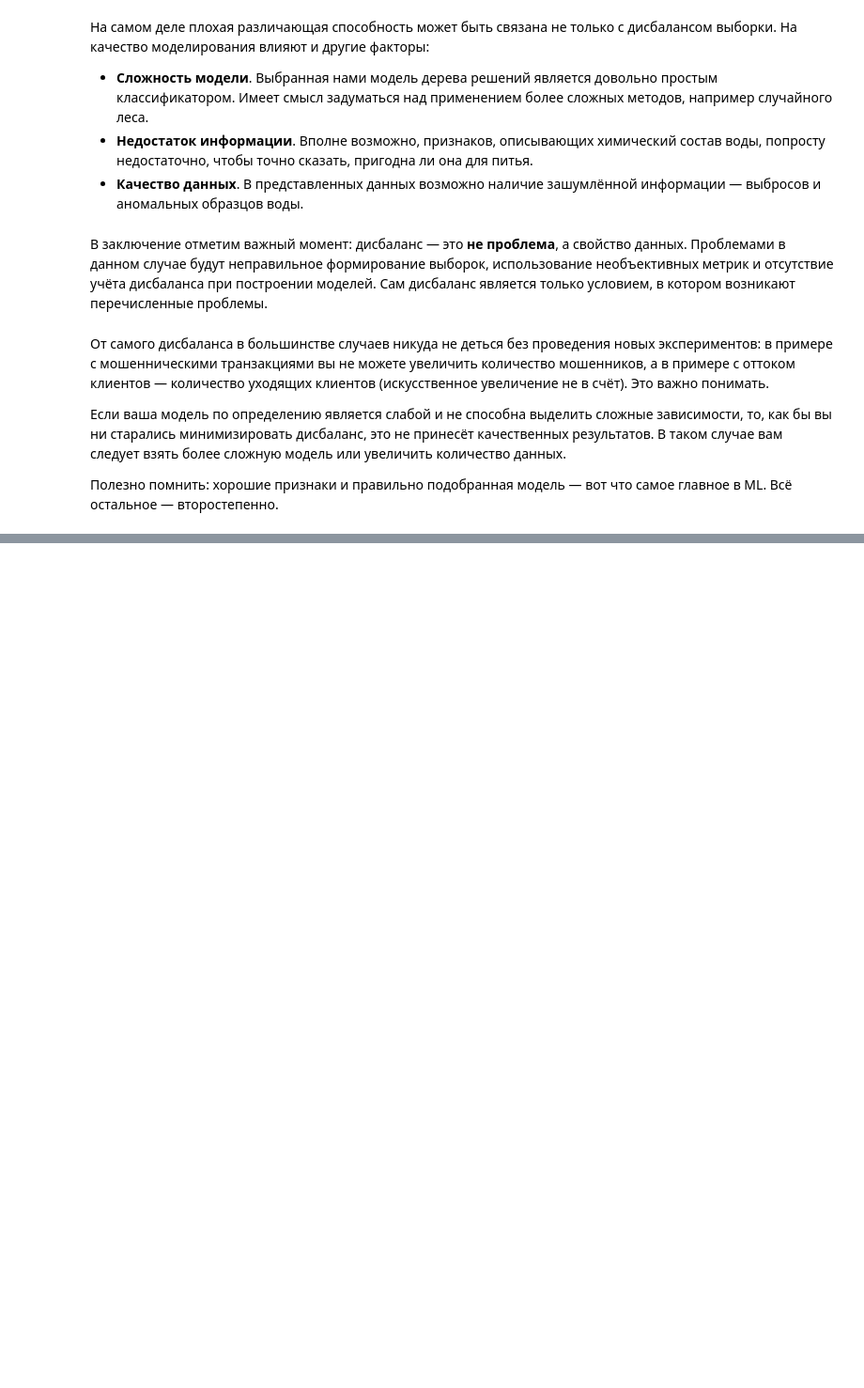
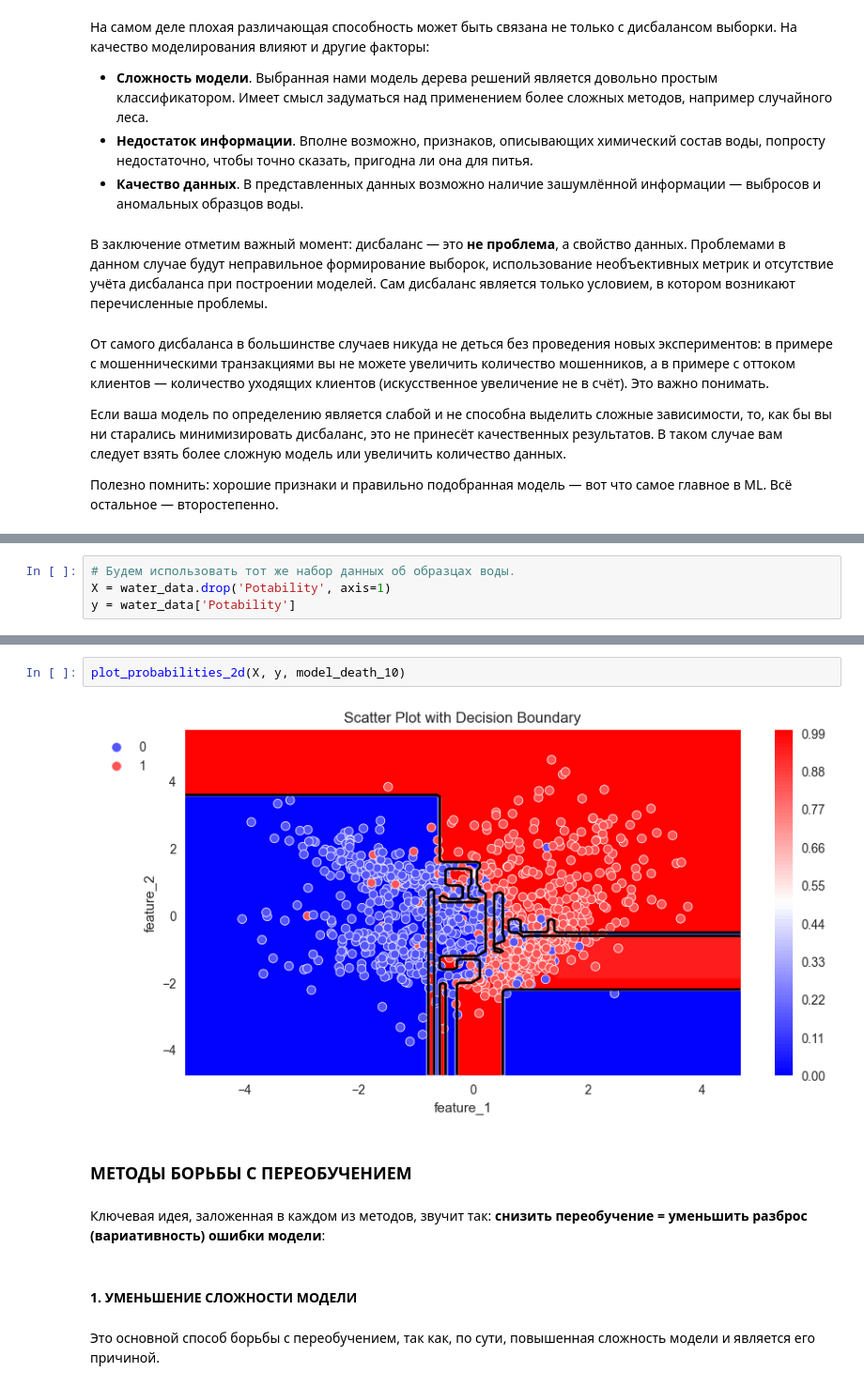
Before and after one commit to Lidiya-cutie/ML-model, a Jupyter notebook: Testing_for_water.ipynb, the cells around one changed output, grey strips where cells are left out. Shown at 94% size. Cells and saved outputs as stored; diff of their text form; blank space fills up the shorter version.

```diff
--- a/Testing_for_water.ipynb
+++ b/Testing_for_water.ipynb
@@ -1331,0 +1397,4 @@ plot_probabilities_2d(X, y, log_reg_smote)
+# %%
+# Будем использовать тот же набор данных об образцах воды.
+X = water_data.drop('Potability', axis=1)
+y = water_data['Potability']
@@ -1331,0 +1496,12 @@ plot_probabilities_2d(X, y, log_reg_smote)
+# %%
+plot_probabilities_2d(X, y, model_death_10)
+# %% [output]
+[figure, added]
+# %% [markdown]
+### МЕТОДЫ БОРЬБЫ С ПЕРЕОБУЧЕНИЕМ
+# %% [markdown]
+Ключевая идея, заложенная в каждом из методов, звучит так: **снизить переобучение = уменьшить разброс (вариативность) ошибки модели**:
+# %% [markdown]
+#### 1. УМЕНЬШЕНИЕ СЛОЖНОСТИ МОДЕЛИ
+# %% [markdown]
+Это основной способ борьбы с переобучением, так как, по сути, повышенная сложность модели и является его причиной.
```
Also changed, not shown: parts of 69 cells of this notebook, 4 other files.
